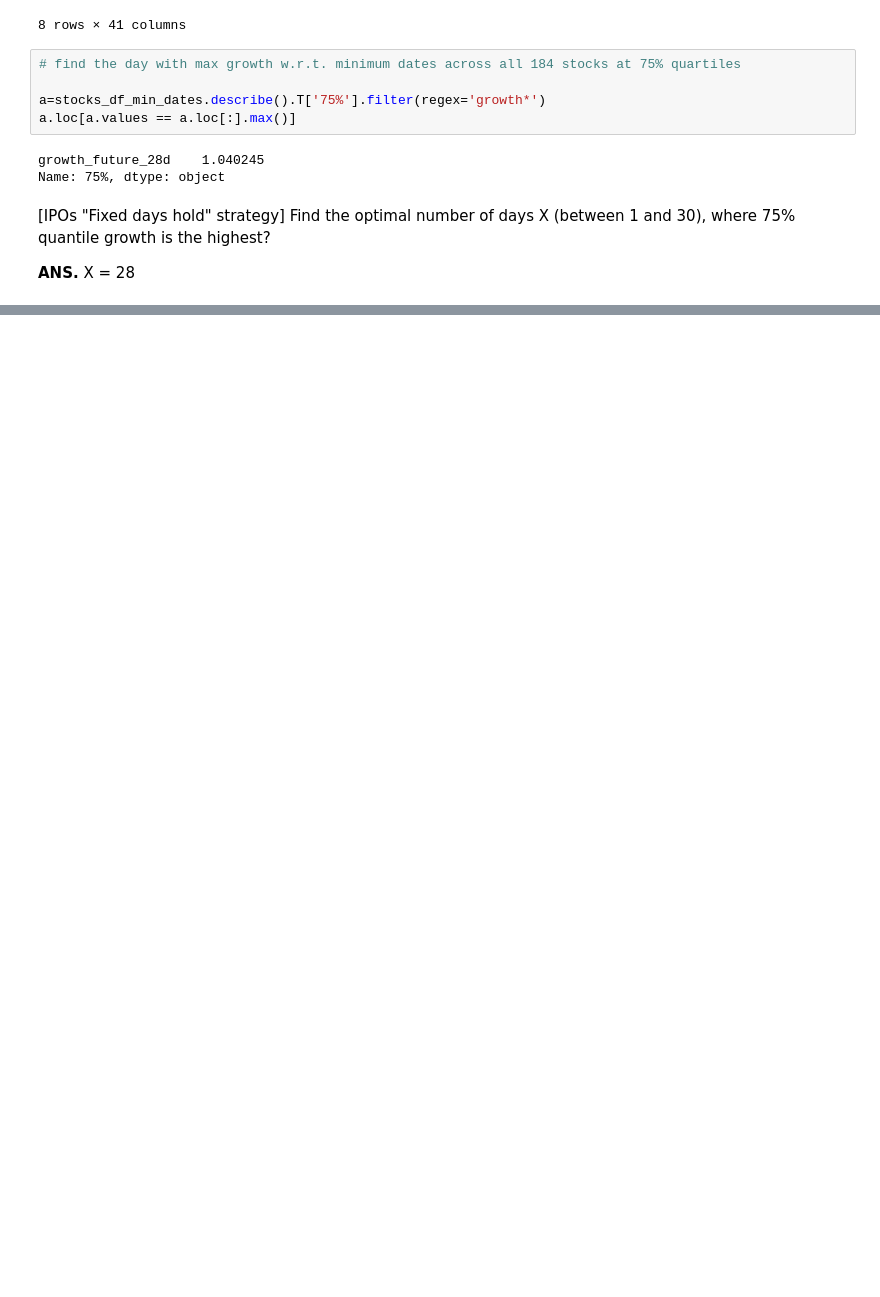
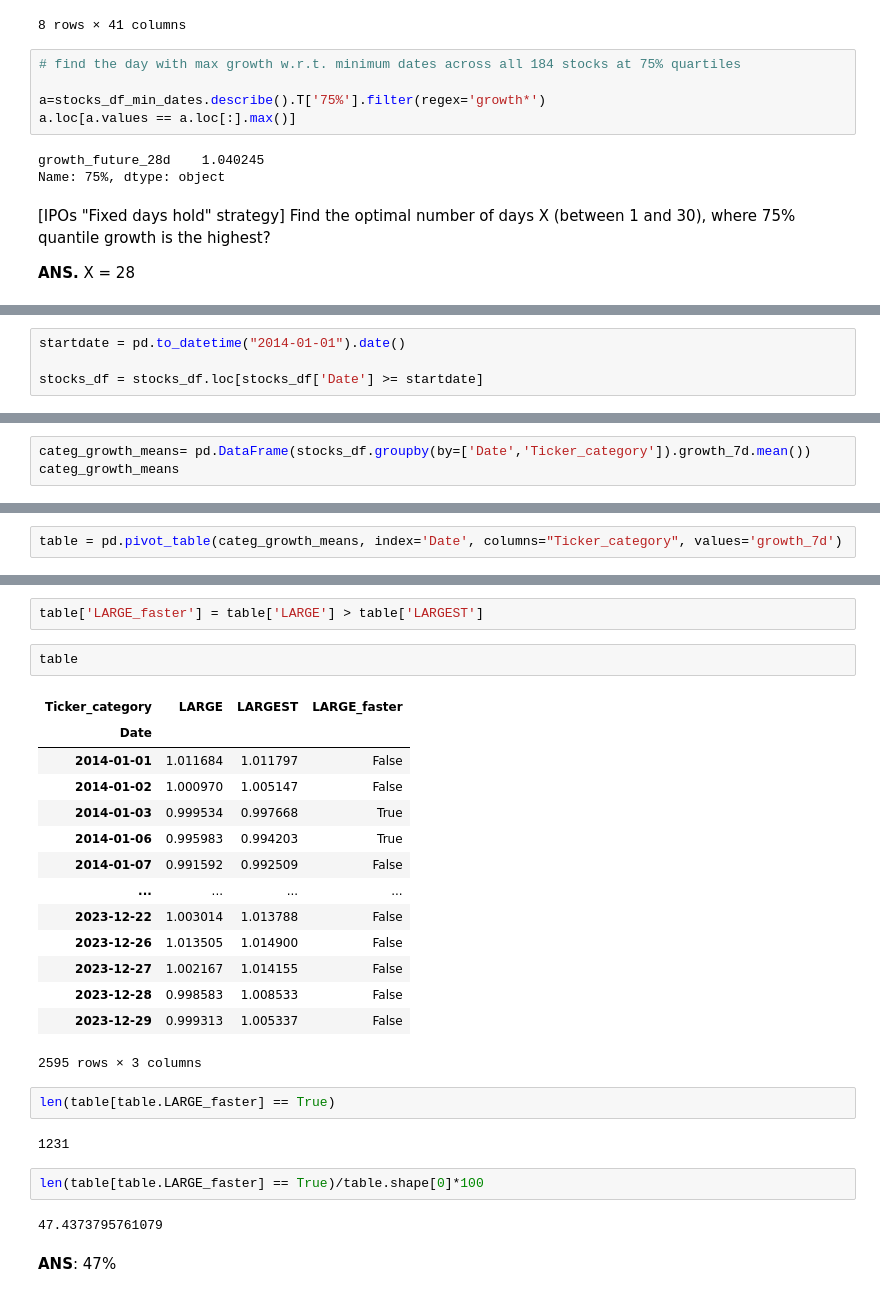
Before and after one commit to lucapug/dtc-stock-markets-analytics-zoomcamp, a Jupyter notebook: cohorts/2024/SMA_zoomcamp_lab2_and_HW2.ipynb, the cells around one changed output, grey strips where cells are left out. Drawn from its saved outputs; the diff is of its cells as text; blank space fills up the shorter version.

```diff
--- a/cohorts/2024/SMA_zoomcamp_lab2_and_HW2.ipynb
+++ b/cohorts/2024/SMA_zoomcamp_lab2_and_HW2.ipynb
@@ -2946,0 +3161,4 @@ Name: 75%, dtype: object
+# %%
+startdate = pd.to_datetime("2014-01-01").date()
+
+stocks_df = stocks_df.loc[stocks_df['Date'] >= startdate]
@@ -2946,0 +3188,3 @@ Name: 75%, dtype: object
+# %%
+categ_growth_means= pd.DataFrame(stocks_df.groupby(by=['Date','Ticker_category']).growth_7d.mean())
+categ_growth_means
@@ -2946,0 +3206,2 @@ Name: 75%, dtype: object
+# %%
+table = pd.pivot_table(categ_growth_means, index='Date', columns="Ticker_category", values='growth_7d')
@@ -2946,0 +3225,29 @@ Name: 75%, dtype: object
+# %%
+table['LARGE_faster'] = table['LARGE'] > table['LARGEST']
+# %%
+table
+# %% [output]
+| Ticker_category | LARGE | LARGEST | LARGE_faster |
+| Date |  |  |  |
+| 2014-01-01 | 1.011684 | 1.011797 | False |
+| 2014-01-02 | 1.000970 | 1.005147 | False |
+| 2014-01-03 | 0.999534 | 0.997668 | True |
+| 2014-01-06 | 0.995983 | 0.994203 | True |
+| 2014-01-07 | 0.991592 | 0.992509 | False |
+| ... | ... | ... | ... |
+| 2023-12-22 | 1.003014 | 1.013788 | False |
+| 2023-12-26 | 1.013505 | 1.014900 | False |
+| 2023-12-27 | 1.002167 | 1.014155 | False |
+| 2023-12-28 | 0.998583 | 1.008533 | False |
+| 2023-12-29 | 0.999313 | 1.005337 | False |
+2595 rows × 3 columns
+# %%
+len(table[table.LARGE_faster] == True)
+# %% [output]
+1231
+# %%
+len(table[table.LARGE_faster] == True)/table.shape[0]*100
+# %% [output]
+47.4373795761079
+# %% [markdown]
+**ANS**: 47%
```
Also changed, not shown: parts of 73 cells of this notebook.
